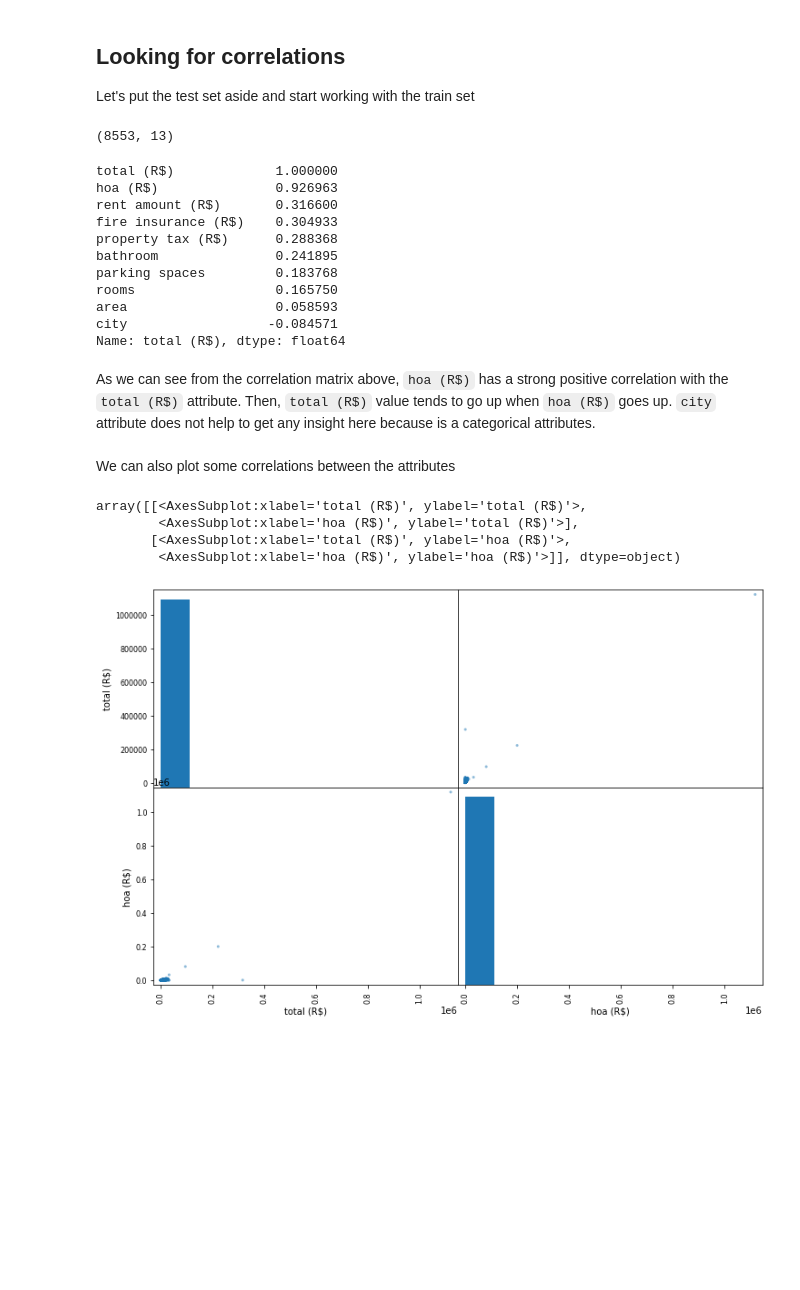
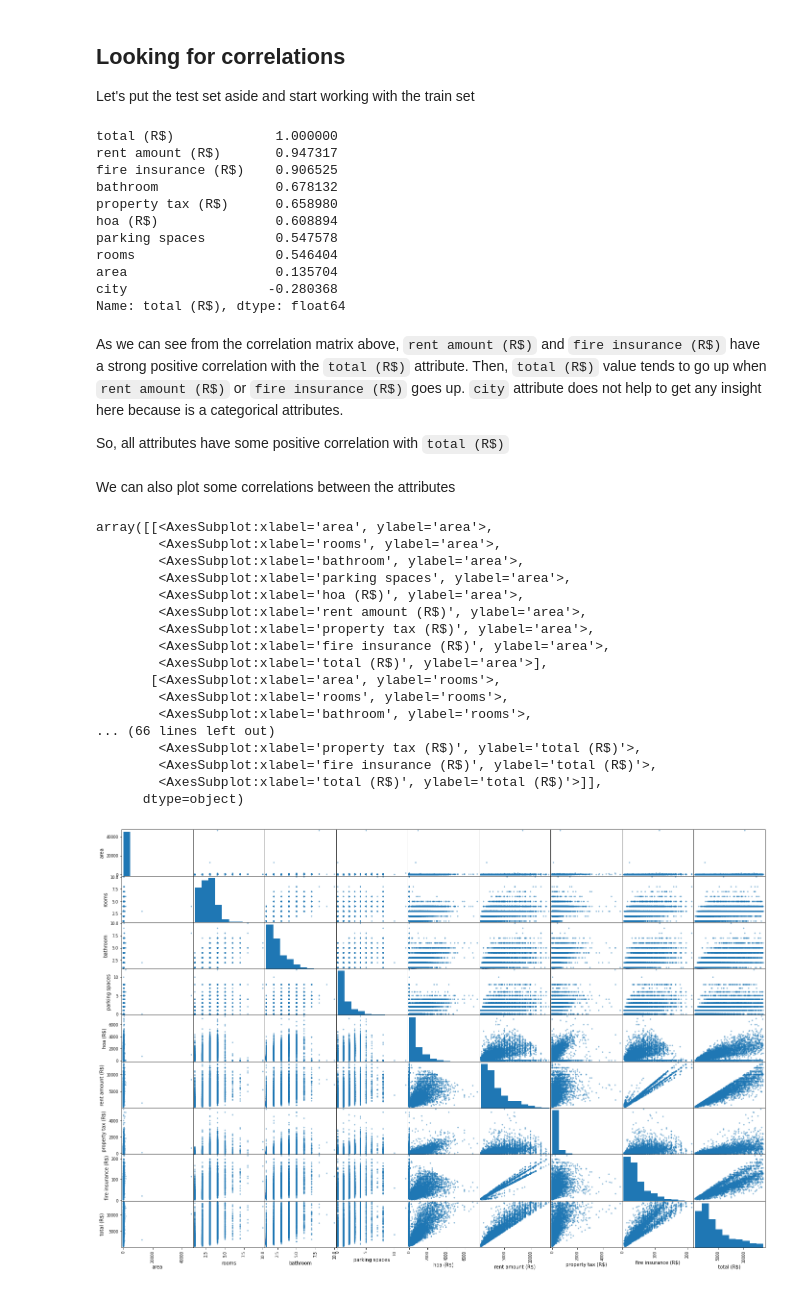
Before and after one commit to RenanNascimento/for-rent, a Jupyter notebook: ds/ForRent.ipynb, the cells around one changed output. Saved outputs shown, nothing was run; the diff lists cells and outputs as text; code cells hidden in the pictures; blank space fills up the shorter version.

Commit message:
[DS] Add looking for correlations section finished

```diff
--- a/ds/ForRent.ipynb
+++ b/ds/ForRent.ipynb
@@ -227,5 +229,5 @@ from sklearn.model_selection import StratifiedShuffleSplit
 
 split = StratifiedShuffleSplit(n_splits=1, test_size=0.2, random_state=42)
 for train_index, test_index in split.split(housing, housing["city"]):
-    strat_train_set = housing.loc[train_index]
-    strat_test_set = housing.loc[test_index]
+    strat_train_set = housing.iloc[train_index]
+    strat_test_set = housing.iloc[test_index]
@@ -257,36 +257,50 @@ As we can see, `strat_test_set` has an overall proportion of the dataset
 Let's put the test set aside and start working with the train set
 # %%
 housing = strat_train_set.copy()
-# %% [output]
-(8553, 13)
 # %%
 corr_matrix = housing.corr()
 # %%
 corr_matrix["total (R$)"].sort_values(ascending=False)
 # %% [output]
 total (R$)             1.000000
-hoa (R$)               0.926963
-rent amount (R$)       0.316600
-fire insurance (R$)    0.304933
-property tax (R$)      0.288368
-bathroom               0.241895
-parking spaces         0.183768
-rooms                  0.165750
-area                   0.058593
-city                  -0.084571
+rent amount (R$)       0.947317
+fire insurance (R$)    0.906525
+bathroom               0.678132
+property tax (R$)      0.658980
+hoa (R$)               0.608894
+parking spaces         0.547578
+rooms                  0.546404
+area                   0.135704
+city                  -0.280368
 Name: total (R$), dtype: float64
 # %% [markdown]
-As we can see from the correlation matrix above, `hoa (R$)` has a strong positive correlation with the `total (R$)` attribute. Then, `total (R$)` value tends to go up when `hoa (R$)` goes up. `city` attribute does not help to get any insight here because is a categorical attributes.
+As we can see from the correlation matrix above, `rent amount (R$)` and `fire insurance (R$)` have a strong positive correlation with the `total (R$)` attribute. Then, `total (R$)` value tends to go up when `rent amount (R$)` or `fire insurance (R$)` goes up. `city` attribute does not help to get any insight here because is a categorical attributes.
+
+So, all attributes have some positive correlation with `total (R$)`
 # %% [markdown]
 We can also plot some correlations between the attributes
 # %%
 from pandas.plotting import scatter_matrix
 
-attributes = ["total (R$)", "hoa (R$)"]
-scatter_matrix(housing[attributes], figsize=(12, 8))
+attributes = ["area", "rooms", "bathroom", "parking spaces", "hoa (R$)",
+              "rent amount (R$)", "property tax (R$)", "fire insurance (R$)", "total (R$)"]
+scatter_matrix(housing[attributes], figsize=(24, 16))
 # %% [output]
-array([[<AxesSubplot:xlabel='total (R$)', ylabel='total (R$)'>,
-        <AxesSubplot:xlabel='hoa (R$)', ylabel='total (R$)'>],
-       [<AxesSubplot:xlabel='total (R$)', ylabel='hoa (R$)'>,
-        <AxesSubplot:xlabel='hoa (R$)', ylabel='hoa (R$)'>]], dtype=object)
+array([[<AxesSubplot:xlabel='area', ylabel='area'>,
+        <AxesSubplot:xlabel='rooms', ylabel='area'>,
+        <AxesSubplot:xlabel='bathroom', ylabel='area'>,
+        <AxesSubplot:xlabel='parking spaces', ylabel='area'>,
+        <AxesSubplot:xlabel='hoa (R$)', ylabel='area'>,
+        <AxesSubplot:xlabel='rent amount (R$)', ylabel='area'>,
+        <AxesSubplot:xlabel='property tax (R$)', ylabel='area'>,
+        <AxesSubplot:xlabel='fire insurance (R$)', ylabel='area'>,
+        <AxesSubplot:xlabel='total (R$)', ylabel='area'>],
+       [<AxesSubplot:xlabel='area', ylabel='rooms'>,
+        <AxesSubplot:xlabel='rooms', ylabel='rooms'>,
+        <AxesSubplot:xlabel='bathroom', ylabel='rooms'>,
+... (66 lines left out)
+        <AxesSubplot:xlabel='property tax (R$)', ylabel='total (R$)'>,
+        <AxesSubplot:xlabel='fire insurance (R$)', ylabel='total (R$)'>,
+        <AxesSubplot:xlabel='total (R$)', ylabel='total (R$)'>]],
+      dtype=object)
-[figure, old version]
+[figure, new version]
```
Also changed, not shown: parts of 14 cells of this notebook.
